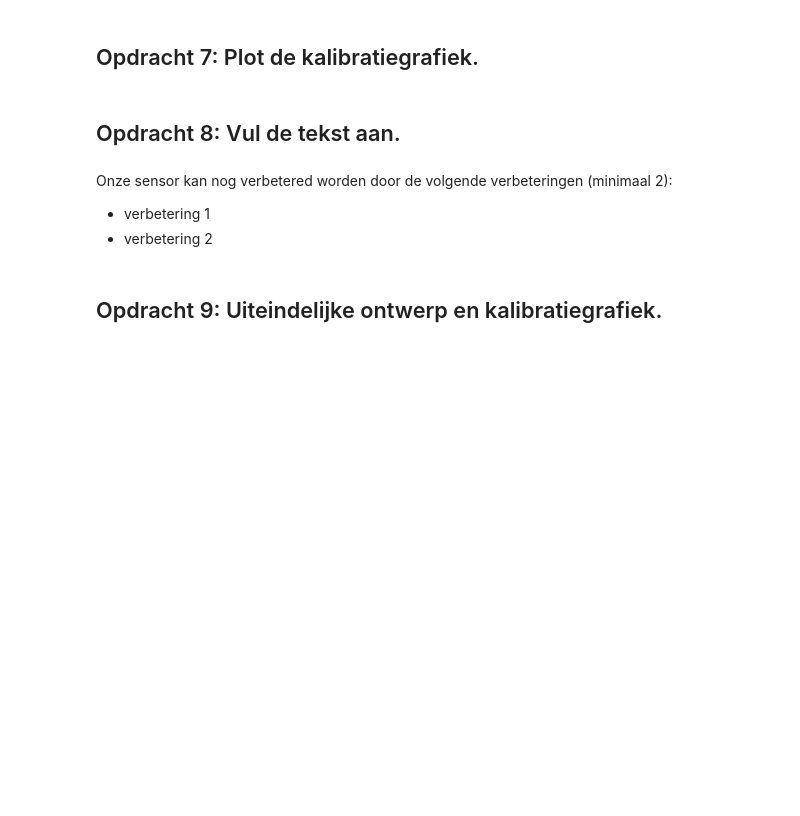
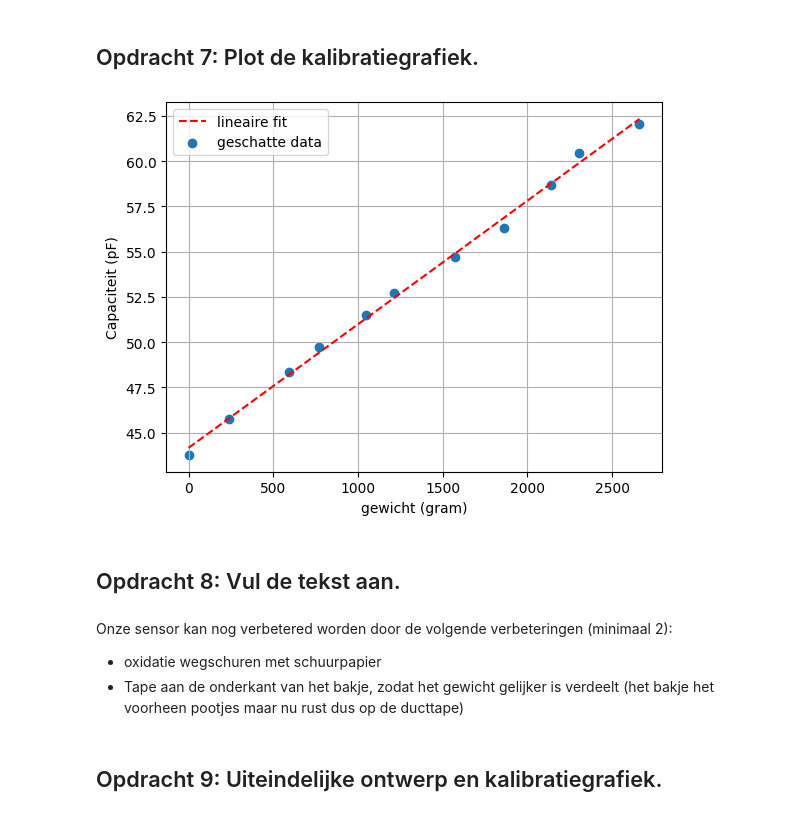
Before and after one commit to moostrum123/opdrachten-DEF-D, a Jupyter notebook: FysiekeOntwerpopdrachten/2OntwerpEenSensorCondensator/DEFOntwerpopdracht2OntwerpEenSensorInvulTemplate.ipynb, the cells around one changed output. Drawn from its saved outputs; the diff is of its cells as text; code cells hidden in the pictures; blank space fills up the shorter version.

```diff
--- a/FysiekeOntwerpopdrachten/2OntwerpEenSensorCondensator/DEFOntwerpopdracht2OntwerpEenSensorInvulTemplate.ipynb
+++ b/FysiekeOntwerpopdrachten/2OntwerpEenSensorCondensator/DEFOntwerpopdracht2OntwerpEenSensorInvulTemplate.ipynb
@@ -95,10 +135,57 @@ Pas deze tekst aan: Wij gaan een sensor maken die X meet.
+# %%
+# Plot hier je gemeten kalibratiegrafiek en plot in dezelfde figuur ook je verwachte ontwerpgrafiek.
+
+#zakjes gevuld met grind voor gewicht
+g1 = 240.1 #gram
+g2 = 353.2 #gram
+g3 = 174.8 #gram
+g4 = 281.6 #gram
+g5 = 161.0 #gram
+g6 = 359.3 #gram
+g7 = 289.2 #gram
+g8 = 281.6 #gram
+g9 = 161.0 #gram
+g10 = 359.3 #gram
+
+
+R=1000 #ohm. Dit is de Shunt-weerstand.
+
+def capaciteit(V): #Wij berekenen de capaciteit door middel van de formule V=IR+1/C*dV/dt. We hebben deze formule omgezet naar C=V/(R*1.6e6*np.pi).
+    return V/(R*1.6e6*np.pi)
+
+
+#data
+gewicht  = np.array([0, g1, g1+g2, g1+g2+g3, g1+g2+g3+g4, g1+g2+g3+g4+g5, g1+g2+g3+g4+g5+g6, g1+g2+g3+g4+g5+g6+g7, g1+g2+g3+g4+g5+g6+g7+g8, g1+g2+g3+g4+g5+g6+g7+g8+g9, g1+g2+g3+g4+g5+g6+g7+g8+g9+g10]) # in gram
+
+Volt = np.array([220,230,243,250,259,265,275,283,295,304,312])/1000 #afgemeten voltage van de scope
+
+Capaciteit = capaciteit(Volt)*1e12 #omzetten naar pF
+
+def lineair(x, a, b):
+    return a * x + b
+
+params, covariance = curve_fit(lineair, gewicht, Capaciteit)
+
+
+xfit = np.linspace(np.min(gewicht), np.max(gewicht), 100)
+yfit = lineair(xfit, *params)
+
+#plotten
+plt.plot(xfit, yfit, label="lineaire fit", color="red", linestyle="--")
+plt.scatter(gewicht,Capaciteit, label="geschatte data", marker="o")
+plt.xlabel("gewicht (gram)")
+plt.ylabel("Capaciteit (pF)")
+plt.legend()
+plt.grid()
+# %% [output]
+[figure, added]
 # %% [markdown]
 ## Opdracht 8: Vul de tekst aan.
-# %% [markdown]
-Onze sensor kan nog verbetered worden door de volgende verbeteringen (minimaal 2):
-
-* verbetering 1
-* verbetering 2
+# %% [markdown]
+Onze sensor kan nog verbetered worden door de volgende verbeteringen (minimaal 2):
+
+* oxidatie wegschuren met schuurpapier
+* Tape aan de onderkant van het bakje, zodat het gewicht gelijker is verdeelt (het bakje het voorheen pootjes maar nu rust dus op de ducttape)
 # %% [markdown]
 ## Opdracht 9: Uiteindelijke ontwerp en kalibratiegrafiek.
 # %% [markdown]
```
Also changed, not shown: parts of 11 cells of this notebook, 2 other files.
